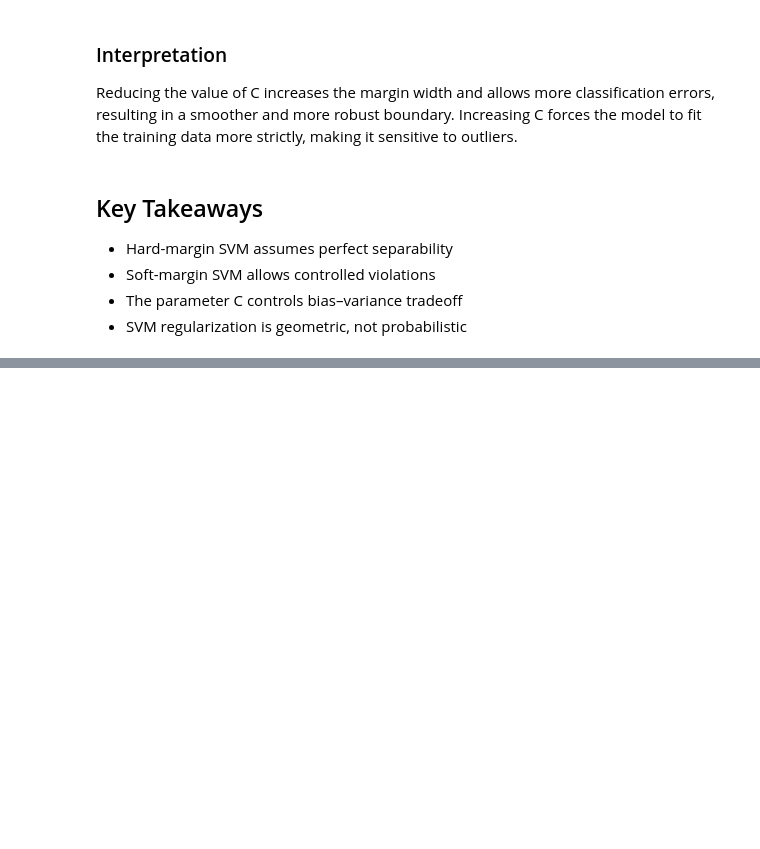
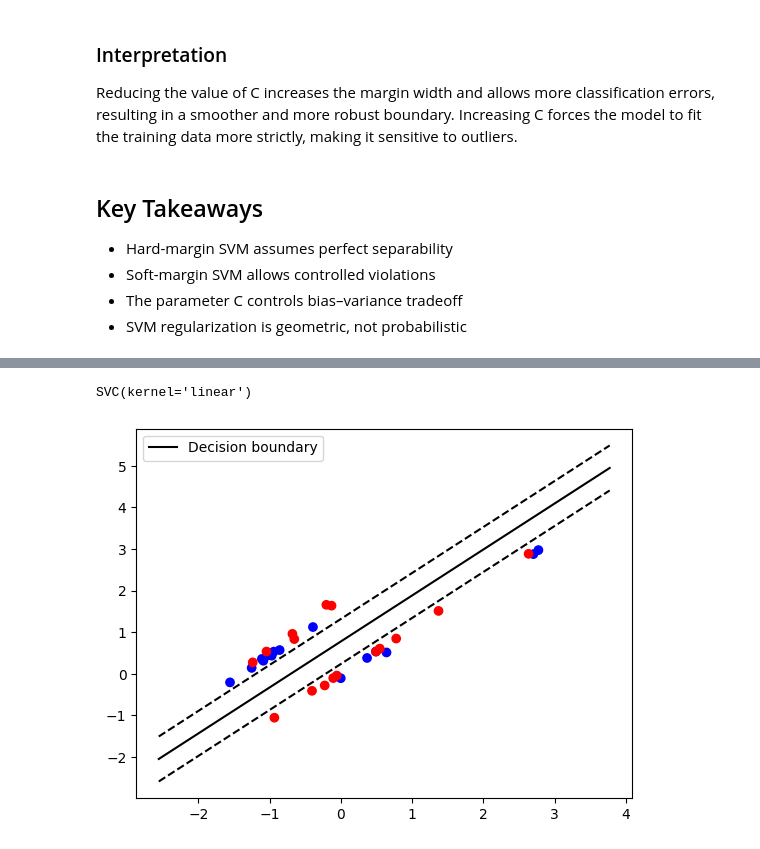
Before and after one commit to architsh007/hands-on-ml-geron, a Jupyter notebook: 05_support_vector_machines/notebooks/01_linear_svm_hard_vs_soft_margin.ipynb, the cells around one changed output, grey strips where cells are left out. Saved outputs shown, nothing was run; the diff lists cells and outputs as text; code cells hidden in the pictures; blank space fills up the shorter version.

```diff
--- a/05_support_vector_machines/notebooks/01_linear_svm_hard_vs_soft_margin.ipynb
+++ b/05_support_vector_machines/notebooks/01_linear_svm_hard_vs_soft_margin.ipynb
@@ -137,0 +162,33 @@ making it sensitive to outliers.
+# %%
+support_indices = soft_svm.support_
+non_support_indices = list(set(range(len(X_noisy))) - set(support_indices))
+
+X_reduced = X_noisy[support_indices]
+y_reduced = y_noisy[support_indices]
+
+svm_retrained = SVC(kernel="linear", C=1.0)
+svm_retrained.fit(X_reduced, y_reduced)
+# %% [output]
+SVC(kernel='linear')
+# %%
+def plot_svm_decision_boundary(model, X, y):
+    w = model.coef_[0]
+    b = model.intercept_[0]
+
+    x0 = np.linspace(X[:, 0].min()-1, X[:, 0].max()+1, 200)
+    x1 = -(w[0] * x0 + b) / w[1]
+
+    margin = 1 / np.linalg.norm(w)
+    x1_up = x1 + margin
+    x1_down = x1 - margin
+
+    plt.scatter(X[:, 0], X[:, 1], c=y, cmap="bwr")
+    plt.plot(x0, x1, "k-", label="Decision boundary")
+    plt.plot(x0, x1_up, "k--")
+    plt.plot(x0, x1_down, "k--")
+    plt.legend()
+    plt.show()
+# %%
+plot_svm_decision_boundary(svm_retrained, X_reduced, y_reduced)
+# %% [output]
+[figure, added]
```
Also changed, not shown: parts of 2 cells of this notebook.
